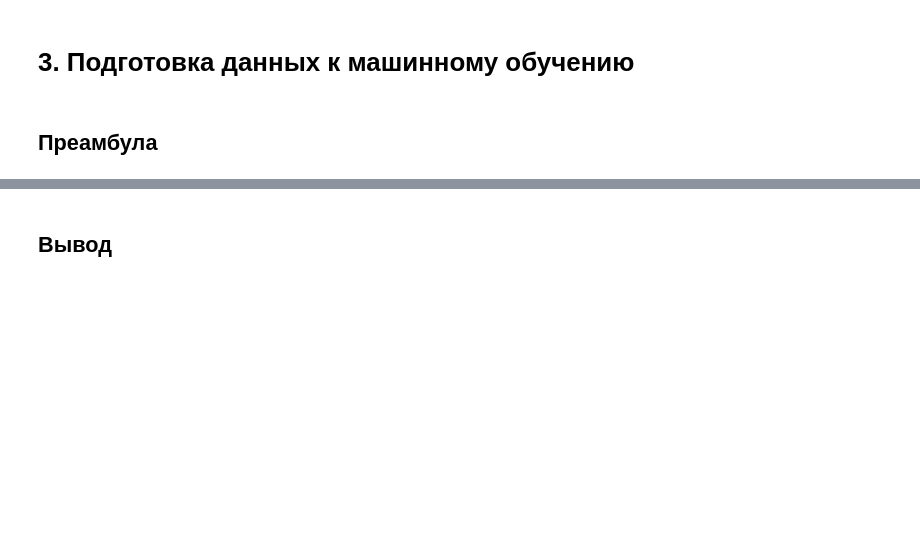
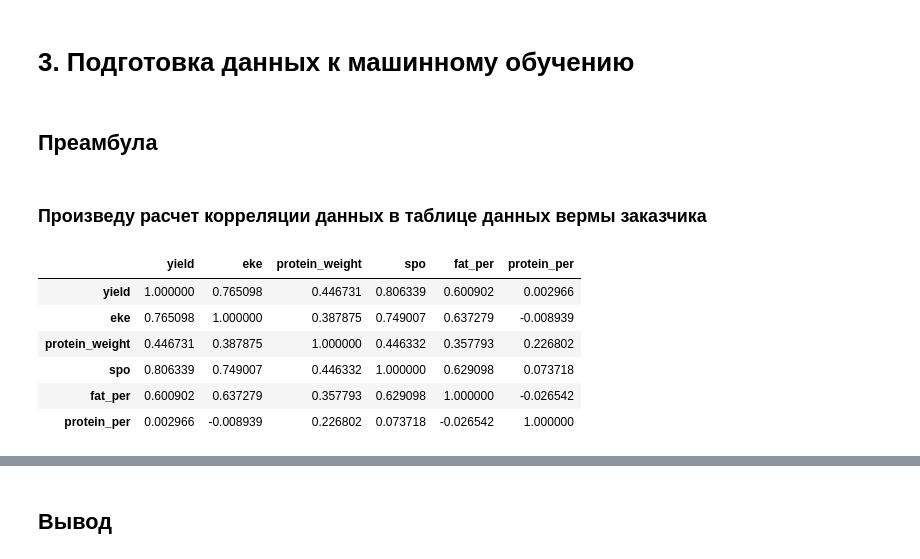
Before and after one commit to kapa6ac/project2, a Jupyter notebook: happy_farm/ds85_ML_v1.ipynb, the cells around one changed output, grey strips where cells are left out. Saved outputs shown, nothing was run; the diff lists cells and outputs as text; code cells hidden in the pictures; blank space fills up the shorter version.

```diff
--- a/happy_farm/ds85_ML_v1.ipynb
+++ b/happy_farm/ds85_ML_v1.ipynb
@@ -394,3 +394,15 @@ for d in DF_NAMES[:2]:
 # 3. Подготовка данных к машинному обучению
 # %% [markdown]
 ## Преамбула
+# %% [markdown]
+### Произведу расчет корреляции данных в таблице данных вермы заказчика
+# %%
+df_main[MAIN_NUM_COL.keys()].corr()
+# %% [output]
+|  | yield | eke | protein_weight | spo | fat_per | protein_per |
+| yield | 1.000000 | 0.765098 | 0.446731 | 0.806339 | 0.600902 | 0.002966 |
+| eke | 0.765098 | 1.000000 | 0.387875 | 0.749007 | 0.637279 | -0.008939 |
+| protein_weight | 0.446731 | 0.387875 | 1.000000 | 0.446332 | 0.357793 | 0.226802 |
+| spo | 0.806339 | 0.749007 | 0.446332 | 1.000000 | 0.629098 | 0.073718 |
+| fat_per | 0.600902 | 0.637279 | 0.357793 | 0.629098 | 1.000000 | -0.026542 |
+| protein_per | 0.002966 | -0.008939 | 0.226802 | 0.073718 | -0.026542 | 1.000000 |
```
Also changed, not shown: parts of 5 cells of this notebook.
